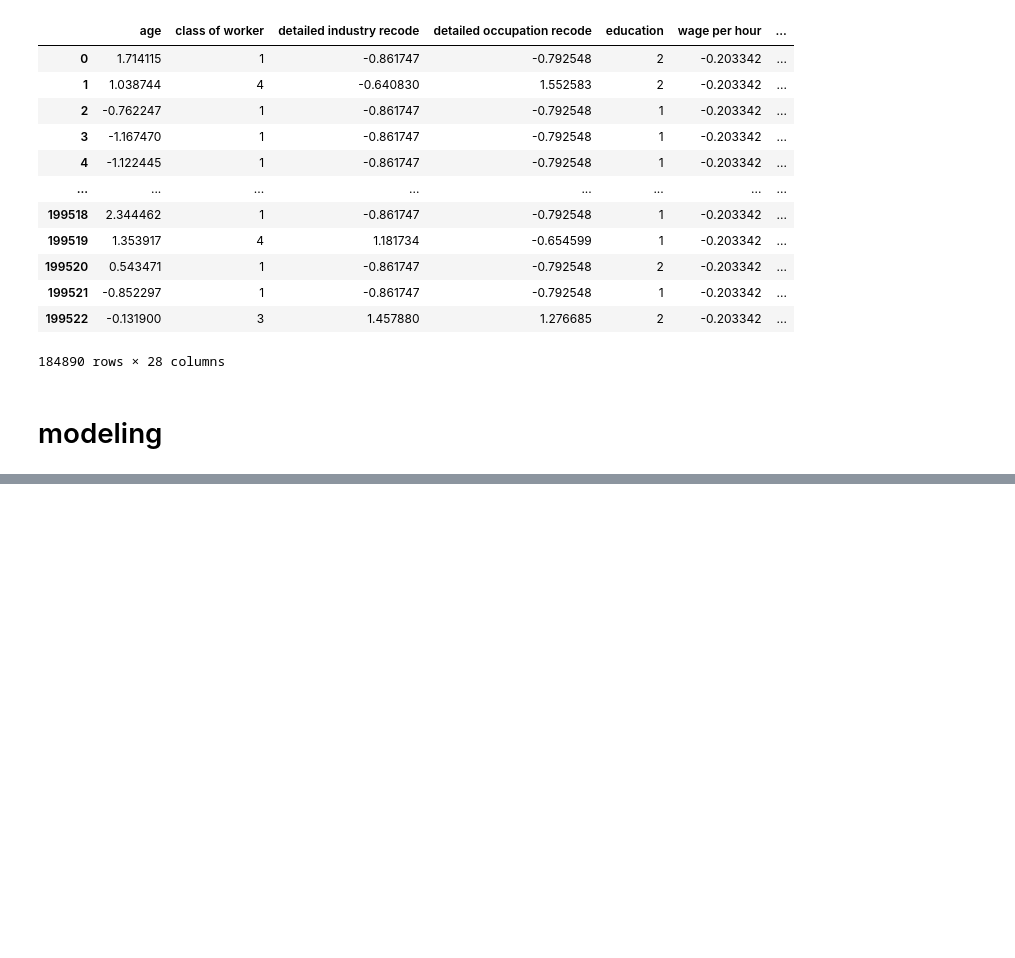
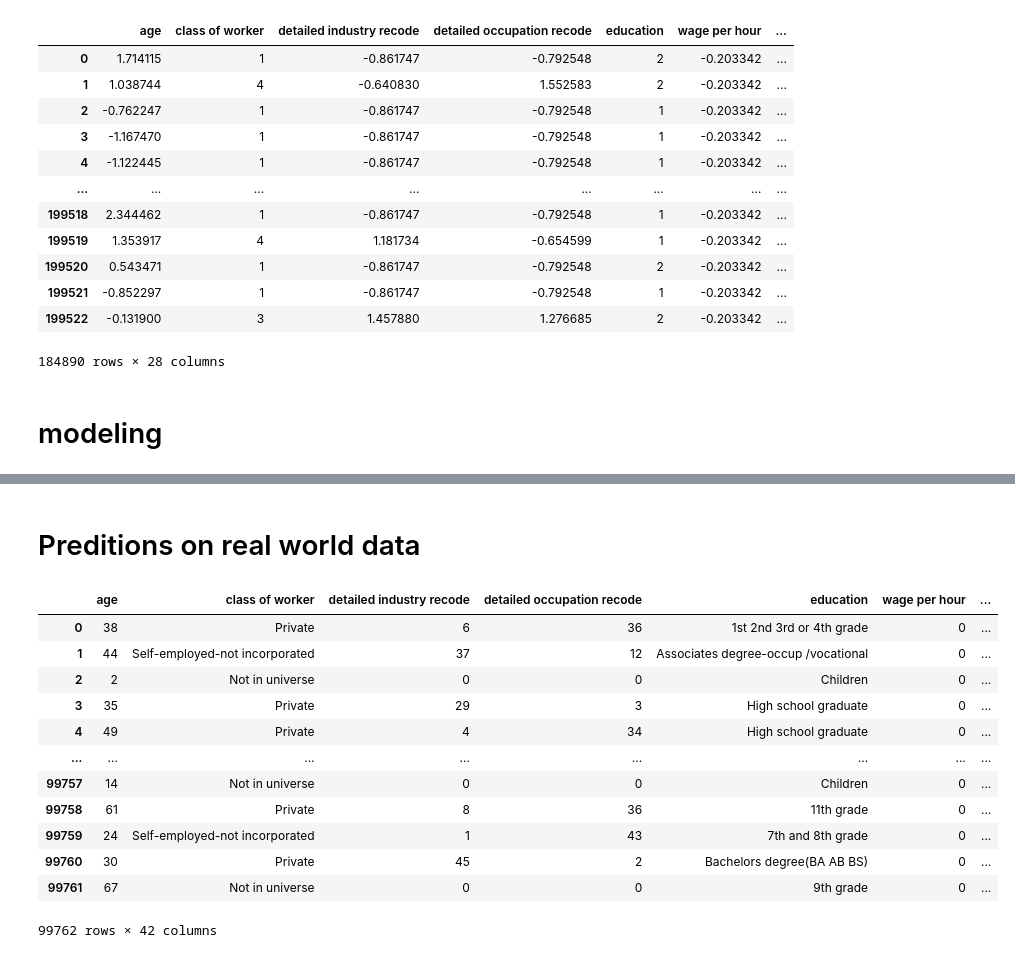
Before and after one commit to hadjigagny93/dataiku-technical-test, a Jupyter notebook: notebooks/temp.ipynb, the cells around one changed output, grey strips where cells are left out. Drawn from its saved outputs; the diff is of its cells as text; code cells hidden in the pictures; blank space fills up the shorter version.

```diff
--- a/notebooks/temp.ipynb
+++ b/notebooks/temp.ipynb
@@ -392,0 +386,20 @@ sns.barplot(x="Value", y="Feature", data=feature_importance.sort_values(by="Valu
+# %% [markdown]
+# Preditions on real world data
+# %%
+test_data = pd.read_csv("../data/census_income_test.csv", names=columns)
+# %%
+test_data
+# %% [output]
+|  | age | class of worker | detailed industry recode | detailed occupation recode | education | wage per hour | ... |
+| 0 | 38 | Private | 6 | 36 | 1st 2nd 3rd or 4th grade | 0 | ... |
+| 1 | 44 | Self-employed-not incorporated | 37 | 12 | Associates degree-occup /vocational | 0 | ... |
+| 2 | 2 | Not in universe | 0 | 0 | Children | 0 | ... |
+| 3 | 35 | Private | 29 | 3 | High school graduate | 0 | ... |
+| 4 | 49 | Private | 4 | 34 | High school graduate | 0 | ... |
+| ... | ... | ... | ... | ... | ... | ... | ... |
+| 99757 | 14 | Not in universe | 0 | 0 | Children | 0 | ... |
+| 99758 | 61 | Private | 8 | 36 | 11th grade | 0 | ... |
+| 99759 | 24 | Self-employed-not incorporated | 1 | 43 | 7th and 8th grade | 0 | ... |
+| 99760 | 30 | Private | 45 | 2 | Bachelors degree(BA AB BS) | 0 | ... |
+| 99761 | 67 | Not in universe | 0 | 0 | 9th grade | 0 | ... |
+99762 rows × 42 columns
```
Also changed, not shown: parts of 18 cells of this notebook, 6 other files.
